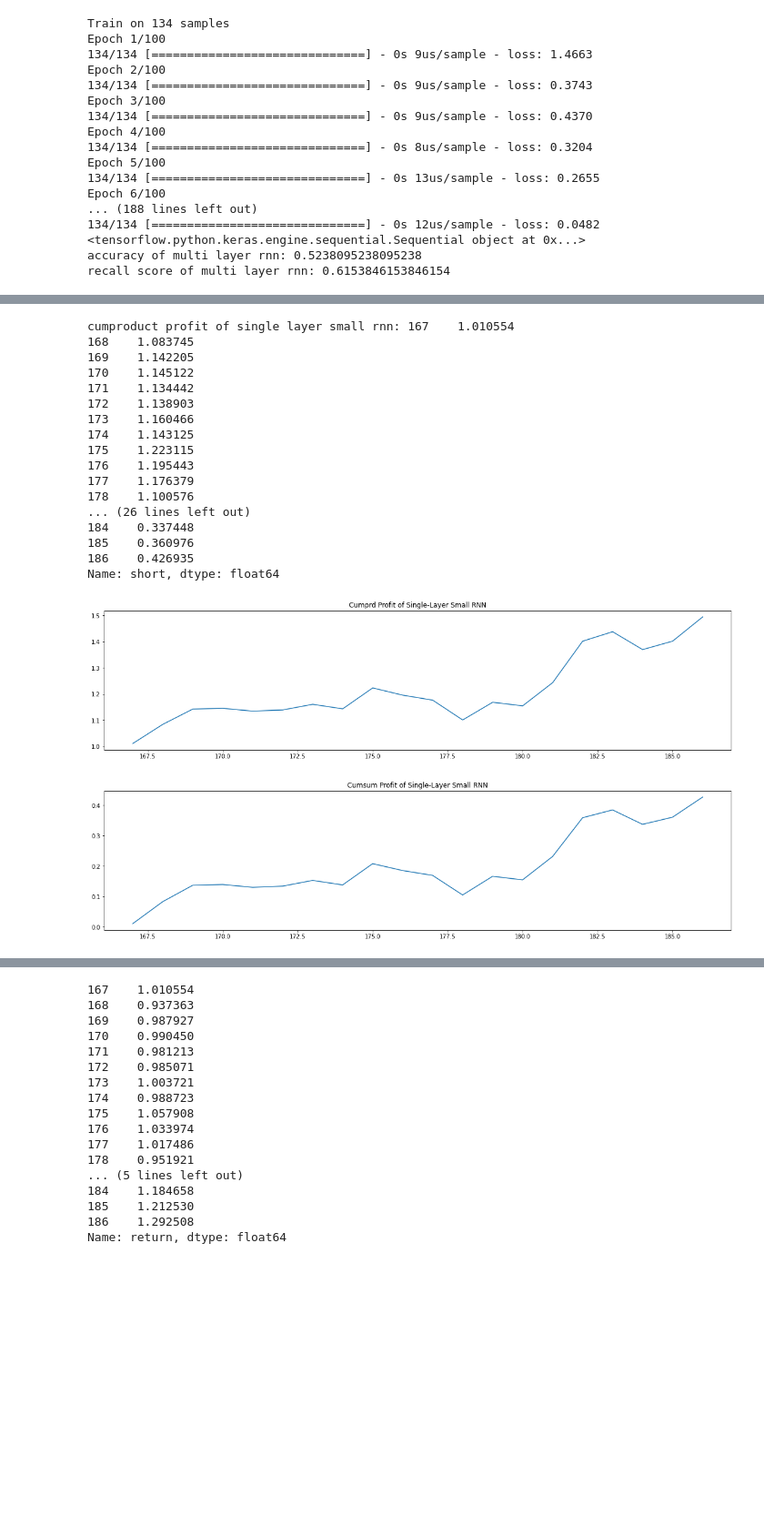
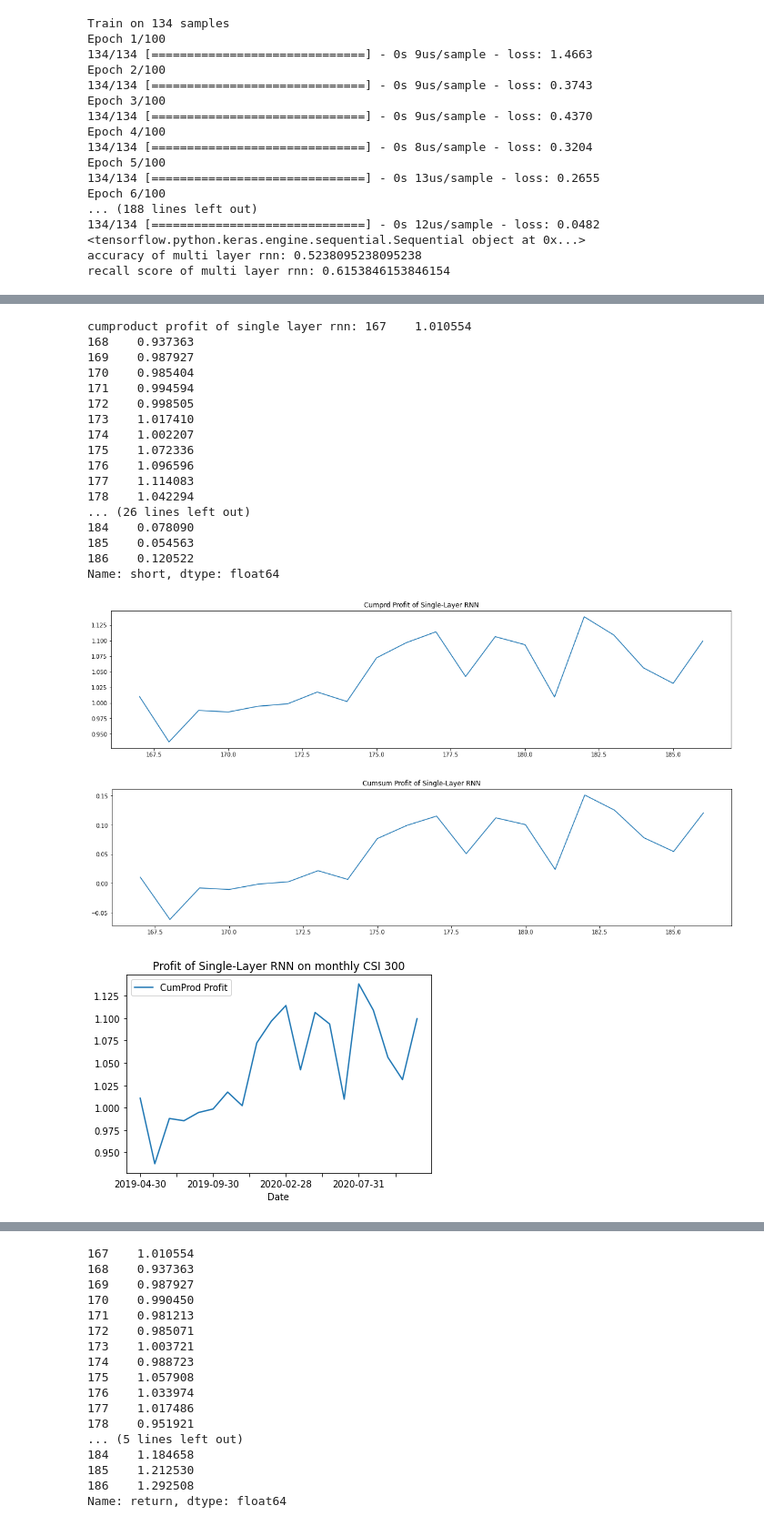
Before and after one commit to CeciSC/LSTMEquityIndexPrediction, a Jupyter notebook: csi300_RNN_monthly.ipynb, the cells around one changed output, grey strips where cells are left out. Shown at 91% size. Drawn from its saved outputs; the diff is of its cells as text; code cells hidden in the pictures; blank space fills up the shorter version.

```diff
--- a/csi300_RNN_monthly.ipynb
+++ b/csi300_RNN_monthly.ipynb
@@ -395,47 +446,54 @@ table_3.to_csv('multi-layer.csv')
 # %%
 res=pd.DataFrame(columns=['return','signal','multiply','-signal'],index=ret.index)
 res['return']=ret
-res['signal']=single_layer_small_rnn_preds[:-1]
+res['signal']=single_layer_rnn_preds[:-1]
 res['-signal']=1
 res['multiply']=res['return']*res['signal']+res['-signal']
 res['sum']=res['return']*res['signal']
 res['short']=(res['signal']-1/2)*2*res['return']
 cumpprofit=res['short']+1
 cumpprofit=cumpprofit.cumprod()
-print('cumproduct profit of single layer small rnn:', cumpprofit)
+print('cumproduct profit of single layer rnn:', cumpprofit)
 cumsprofit=res['short']
 cumsprofit=cumsprofit.cumsum()
-print('cumsum profit of single layer small rnn:', cumsprofit)
+print('cumsum profit of single layer rnn:', cumsprofit)
+
 fig = plt.figure(figsize=(20,10))
 ax0 = fig.add_subplot(2,1,1)
 ax0.plot(cumpprofit)
-ax0.set_title('Cumprd Profit of Single-Layer Small RNN')
+ax0.set_title('Cumprd Profit of Single-Layer RNN')
 plt.show()
 fig = plt.figure(figsize=(20,10))
 ax1 = fig.add_subplot(2,1,1)
 ax1.plot(cumsprofit)
-ax1.set_title('Cumsum Profit of Single-Layer Small RNN')
+ax1.set_title('Cumsum Profit of Single-Layer RNN')
 plt.show()
+profit_df = pd.DataFrame(columns=['Date', 'profit'])
+profit_df['Date'] = date
+profit_df['CumProd Profit'] = cumpprofit.values
+profit_df.plot(x = 'Date', y = 'CumProd Profit', title = 'Profit of Single-Layer RNN on monthly CSI 300')
+plt.show()
 # %% [output]
-cumproduct profit of single layer small rnn: 167    1.010554
-168    1.083745
-169    1.142205
-170    1.145122
-171    1.134442
-172    1.138903
-173    1.160466
-174    1.143125
-175    1.223115
-176    1.195443
-177    1.176379
-178    1.100576
+cumproduct profit of single layer rnn: 167    1.010554
+168    0.937363
+169    0.987927
+170    0.985404
+171    0.994594
+172    0.998505
+173    1.017410
+174    1.002207
+175    1.072336
+176    1.096596
+177    1.114083
+178    1.042294
 ... (26 lines left out)
-184    0.337448
-185    0.360976
-186    0.426935
+184    0.078090
+185    0.054563
+186    0.120522
 Name: short, dtype: float64
-[figure, old version]
+[figure, new version]
-[figure, old version]
+[figure, new version]
+[figure, added]
 # %%
 res=pd.DataFrame(columns=['return','signal','multiply','-signal'],index=ret.index)
 res['return']=ret
```
Also changed, not shown: parts of 4 cells of this notebook.
